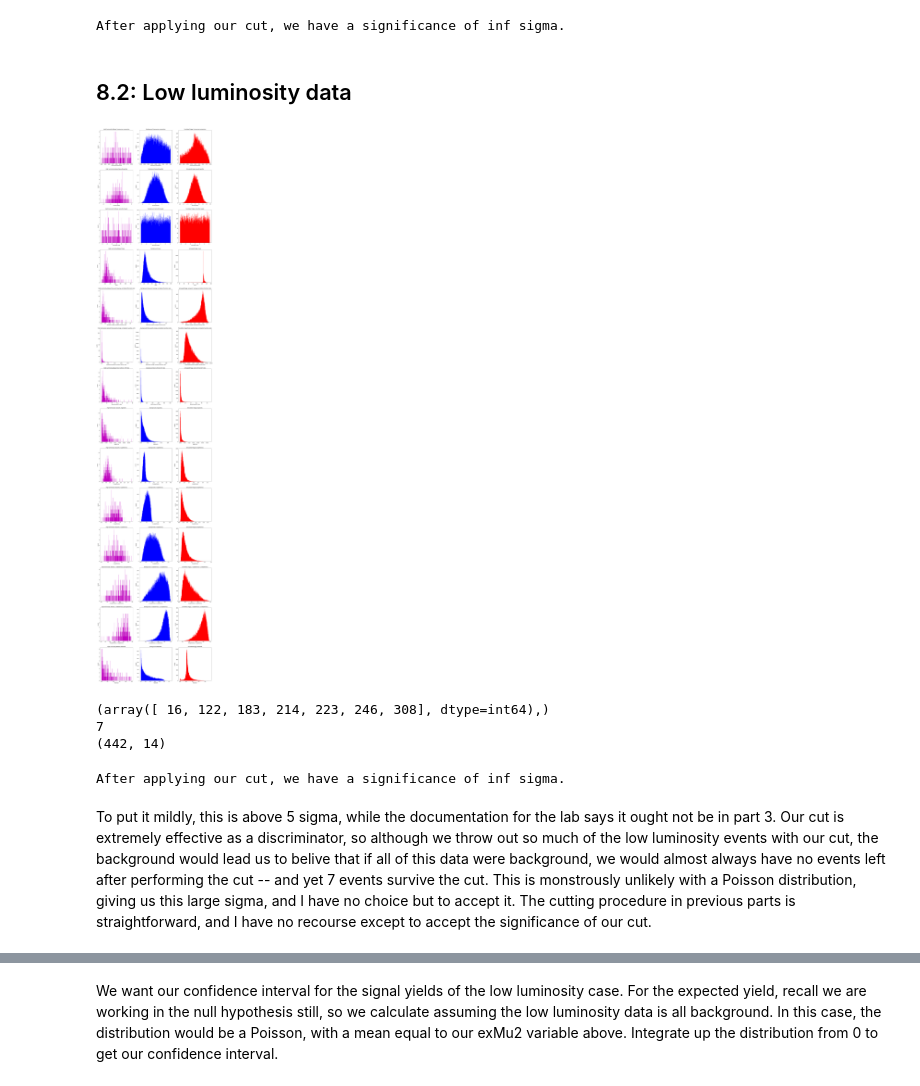
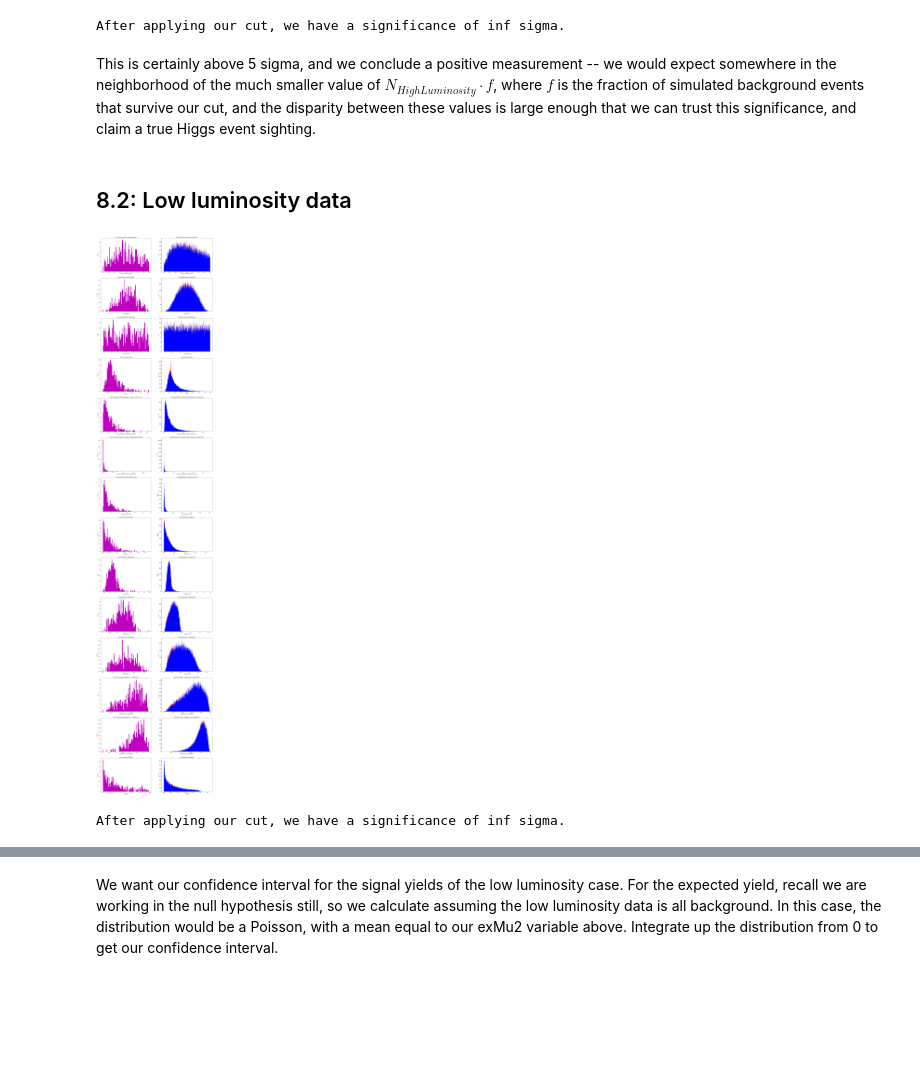
Before and after one commit to sotha-sil/Phys_434, a Jupyter notebook: lab8.ipynb, the cells around one changed output, grey strips where cells are left out. Drawn from its saved outputs; the diff is of its cells as text; code cells hidden in the pictures; blank space fills up the shorter version.

```diff
--- a/lab8.ipynb
+++ b/lab8.ipynb
@@ -490,24 +485,19 @@ plt.show()
 # %% [markdown]
 Wow, cool. Now plot the overlap. Collapse all three into one graph. We weight the background and simulated Higgs data as before, and weight the high luminosity data to be equal in weight to the entire simulated suite of data.
 # %%
-fig, a = plt.subplots(14, 3, figsize=(22, 112))
+fig, a = plt.subplots(14, 2, figsize=(22, 112))
 wt = np.ones(ram.get(peewee[0]).size)
 for n in range(14):
     for i in range(2):
         a[n][i].set_xlabel(varz[n])
         a[n][i].set_ylabel('counts')
-    a[n][2].set_xlabel(varz[n])
-    a[n][2].set_ylabel('fractional counts')
     a[n][0].set_title('High luminosity ' + varz[n])
     a[n][1].set_title('Simulated data ' + varz[n])
-    a[n][2].set_title('Combined ' + varz[n])
     h5isGarbage = np.array([])
     for i in range(ball.shape[0]):
         h5isGarbage = np.append(h5isGarbage, ball[i][n])
     a[n][0].hist(h5isGarbage, bins=400, color='m')
     a[n][1].hist([ram.get(peewee[n]), ranch.get(peewee[n])], bins = 1000, weights=[(2000 / 2050) * wt, (50 / 2050) * wt], histtype='barstacked', color=['b', 'r'], label=['Background', 'Higgs events'])
-    a[n][2].hist([h5isGarbage, ram.get(peewee[n]), ranch.get(peewee[n])], bins = 400, weights=[(1 / h5isGarbage.size) * np.ones(h5isGarbage.size),(2000 / 2050) * (1 / wt.size) * wt, (50 / 2050) * (1 / wt.size) * wt], histtype='barstacked', color=['m', 'b', 'r'], label=['High luminosity data', 'Background', 'Higgs events'])
-    for i in range(2):
-        a[n][i + 1].legend()
+    a[n][1].legend()
 plt.show()
 # %% [output]
@@ -531,15 +511,12 @@ print(cut)
 # %%
-fig, a = plt.subplots(14, 3, figsize=(22, 112))
+fig, a = plt.subplots(14, 2, figsize=(22, 112))
 wt = np.ones(ram.get(peewee[0]).size)
 for n in range(14):
     for i in range(2):
         a[n][i].set_xlabel(varz[n])
         a[n][i].set_ylabel('counts')
-    a[n][2].set_xlabel(varz[n])
-    a[n][2].set_ylabel('fractional counts')
     a[n][0].set_title('High luminosity ' + varz[n] + ' after cut')
     a[n][1].set_title('Simulated data ' + varz[n] + ' after cut')
-    a[n][2].set_title('Combined ' + varz[n] + ' after cut')
     h5isGarbage = np.array([])
     for i in range(ball.shape[0]):
         h5isGarbage = np.append(h5isGarbage, ball[i][n])
@@ -548,8 +525,6 @@ for n in range(14):
     nak = np.array(ram.get(peewee[n]))[yeehaw]
     cow = np.array(ranch.get(peewee[n]))[cowboy]
     a[n][1].hist([nak, cow], bins = 1000, weights=[(2000 / 2050) * np.ones(nak.size), (50 / 2050) * np.ones(cow.size)], histtype='barstacked', color=['b', 'r'], label=['Background', 'Higgs events'])
-    a[n][2].hist([h5isGarbage[cut], nak, cow], bins = 400, weights=[(1 / h5isGarbage.size) * np.ones(h5isGarbage[cut].size),(2000 / 2050) * (1 / nak.size) * np.ones(nak.size), (50 / 2050) * (1 / cow.size) * np.ones(cow.size)], histtype='barstacked', color=['m', 'b', 'r'], label=['High luminosity data', 'Background', 'Higgs events'])
-    for i in range(2):
-        a[n][i + 1].legend()
+    a[n][1].legend()
 plt.show()
 # %% [output]
@@ -562,36 +537,30 @@ hiSig = jp.norm.ppf(hiP)
 print('After applying our cut, we have a significance of {} sigma.'.format(hiSig))
 # %% [output]
 After applying our cut, we have a significance of inf sigma.
+# %% [markdown]
+This is certainly above 5 sigma, and we conclude a positive measurement -- we would expect somewhere in the neighborhood of the much smaller value of $N_{HighLuminosity} \cdot f$, where $f$ is the fraction of simulated background events that survive our cut, and the disparity between these values is large enough that we can trust this significance, and claim a true Higgs event sighting.
 # %% [markdown]
 ## 8.2: Low luminosity data
 # %%
-fig, a = plt.subplots(14, 3, figsize=(22, 112))
+fig, a = plt.subplots(14, 2, figsize=(22, 112))
 for n in range(14):
-    for i in range(3):
+    for i in range(2):
         a[n][i].set_xlabel(varz[n])
         a[n][i].set_ylabel('counts')
-        a[n][i].set_title((str(titte[i]) + ' ' + str(varz[n])))
+    a[n][0].set_title('Low luminosity ' + varz[n])
+    a[n][1].set_title('Simulated data ' + varz[n])
     h5isGarbage = np.array([])
     for i in range(gag.shape[0]):
         h5isGarbage = np.append(h5isGarbage, gag[i][n])
-    a[n][0].hist(h5isGarbage, bins=400, color='m')
-    a[n][1].hist(ram.get(peewee[n]), bins=1000, color='b')
-    a[n][2].hist(ranch.get(peewee[n]), bins=1000, color='r')
+    a[n][0].hist(h5isGarbage, bins=80, color='m')
+    a[n][1].hist([ram.get(peewee[n]), ranch.get(peewee[n])], bins = 1000, weights=[(2000 / 2050) * wt, (50 / 2050) * wt], histtype='barstacked', color=['b', 'r'], label=['Background', 'Higgs events'])
 plt.show()
 # %% [output]
-[figure, old version]
+[figure, new version]
 # %%
 gag = np.transpose(gag)
 chop = np.where((gag[6] <= 6.08) & (gag[4] >= 0.0337) & (gag[13] >= 0.191) & (gag[13] <= 0.38) & (gag[3] >= 124.75) & (gag[3] <= 129.7))
 gag = np.transpose(gag)
-# %%
-print(chop)
-print(len(chop[0]))
-print(gag.shape)
-# %% [output]
-(array([ 16, 122, 183, 214, 223, 246, 308], dtype=int64),)
-7
-(442, 14)
 # %%
 exMu2 = gag.shape[0] * (np.array(ram.get('mass'))[yeehaw].size / 100000)
 obs2 = len(chop[0])
@@ -600,5 +569,3 @@ loSig = jp.norm.ppf(loP)
 print('After applying our cut, we have a significance of {} sigma.'.format(hiSig))
 # %% [output]
 After applying our cut, we have a significance of inf sigma.
-# %% [markdown]
-To put it mildly, this is above 5 sigma, while the documentation for the lab says it ought not be in part 3. Our cut is extremely effective as a discriminator, so although we throw out so much of the low luminosity events with our cut, the background would lead us to belive that if all of this data were background, we would almost always have no events left after performing the cut -- and yet 7 events survive the cut. This is monstrously unlikely with a Poisson distribution, giving us this large sigma, and I have no choice but to accept it. The cutting procedure in previous parts is straightforward, and I have no recourse except to accept the significance of our cut.
```
Also changed, not shown: parts of 11 cells of this notebook.
